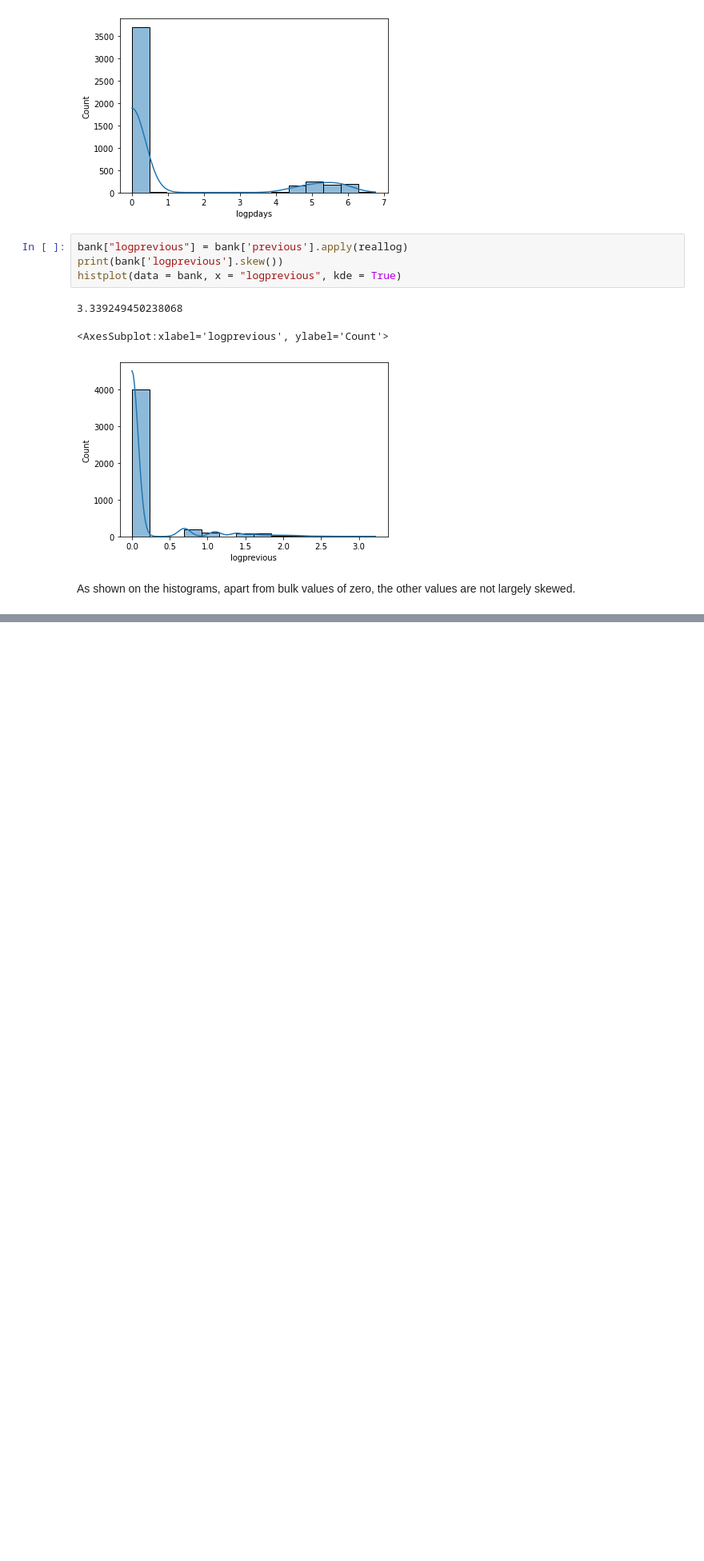
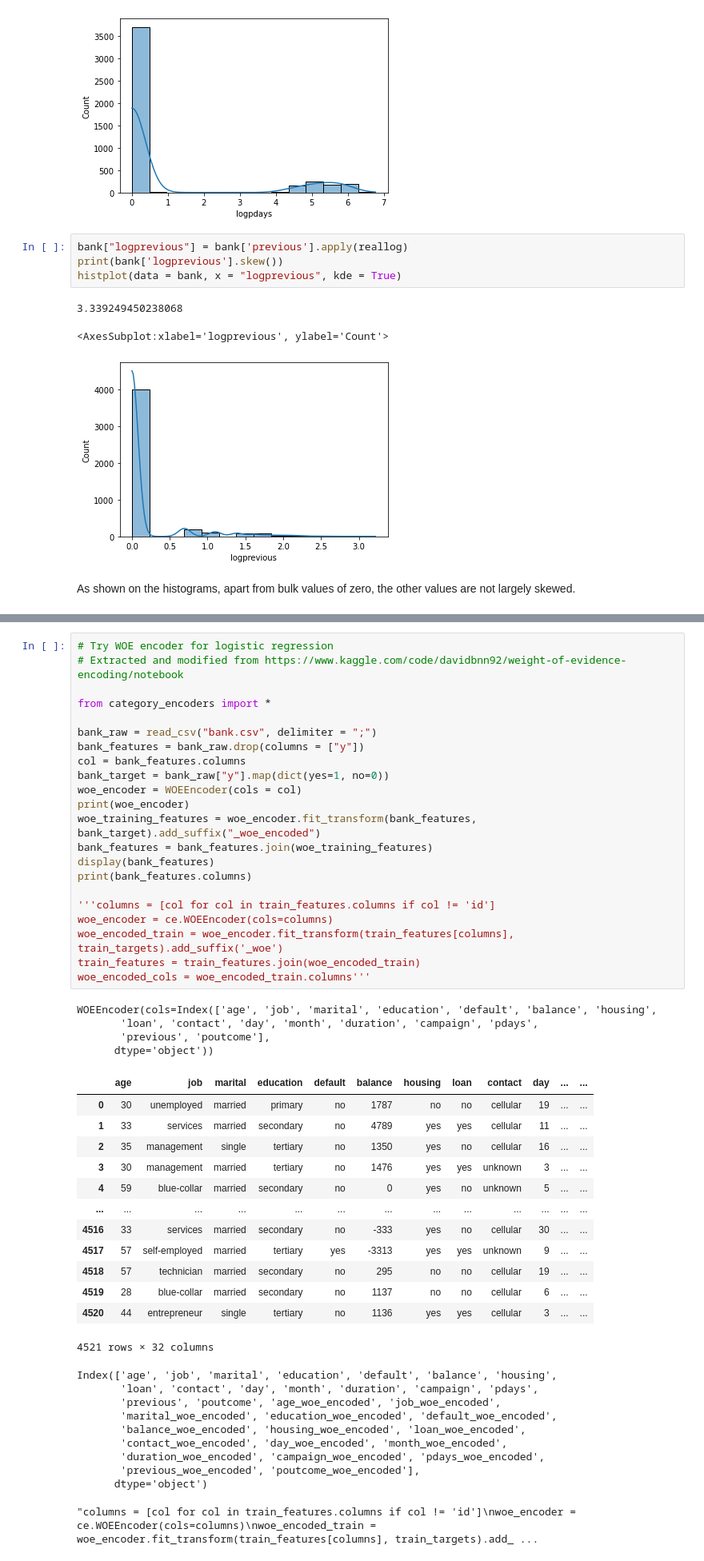
Before and after one commit to BerylliuMM2000/BankMarketing, a Jupyter notebook: Bank-Marketing-Campaign.ipynb, the cells around one changed output, grey strips where cells are left out. Shown at 80% size. Drawn from its saved outputs; the diff is of its cells as text; blank space fills up the shorter version.

```diff
--- a/Bank-Marketing-Campaign.ipynb
+++ b/Bank-Marketing-Campaign.ipynb
@@ -173,0 +291,50 @@ As shown on the histograms, apart from bulk values of zero, the other values are
+# %%
+# Try WOE encoder for logistic regression
+# Extracted and modified from https://www.kaggle.com/code/davidbnn92/weight-of-evidence-encoding/notebook
+
+from category_encoders import *
+
+bank_raw = read_csv("bank.csv", delimiter = ";")
+bank_features = bank_raw.drop(columns = ["y"])
+col = bank_features.columns
+bank_target = bank_raw["y"].map(dict(yes=1, no=0))
+woe_encoder = WOEEncoder(cols = col)
+print(woe_encoder)
+woe_training_features = woe_encoder.fit_transform(bank_features, bank_target).add_suffix("_woe_encoded")
+bank_features = bank_features.join(woe_training_features)
+display(bank_features)
+print(bank_features.columns)
+
+'''columns = [col for col in train_features.columns if col != 'id']
+woe_encoder = ce.WOEEncoder(cols=columns)
+woe_encoded_train = woe_encoder.fit_transform(train_features[columns], train_targets).add_suffix('_woe')
+train_features = train_features.join(woe_encoded_train)
+woe_encoded_cols = woe_encoded_train.columns'''
+# %% [output]
+WOEEncoder(cols=Index(['age', 'job', 'marital', 'education', 'default', 'balance', 'housing',
+       'loan', 'contact', 'day', 'month', 'duration', 'campaign', 'pdays',
+       'previous', 'poutcome'],
+      dtype='object'))
+|  | age | job | marital | education | default | balance | housing | loan | contact | day | ... | ... |
+| 0 | 30 | unemployed | married | primary | no | 1787 | no | no | cellular | 19 | ... | ... |
+| 1 | 33 | services | married | secondary | no | 4789 | yes | yes | cellular | 11 | ... | ... |
+| 2 | 35 | management | single | tertiary | no | 1350 | yes | no | cellular | 16 | ... | ... |
+| 3 | 30 | management | married | tertiary | no | 1476 | yes | yes | unknown | 3 | ... | ... |
+| 4 | 59 | blue-collar | married | secondary | no | 0 | yes | no | unknown | 5 | ... | ... |
+| ... | ... | ... | ... | ... | ... | ... | ... | ... | ... | ... | ... | ... |
+| 4516 | 33 | services | married | secondary | no | -333 | yes | no | cellular | 30 | ... | ... |
+| 4517 | 57 | self-employed | married | tertiary | yes | -3313 | yes | yes | unknown | 9 | ... | ... |
+| 4518 | 57 | technician | married | secondary | no | 295 | no | no | cellular | 19 | ... | ... |
+| 4519 | 28 | blue-collar | married | secondary | no | 1137 | no | no | cellular | 6 | ... | ... |
+| 4520 | 44 | entrepreneur | single | tertiary | no | 1136 | yes | yes | cellular | 3 | ... | ... |
+4521 rows × 32 columns
+Index(['age', 'job', 'marital', 'education', 'default', 'balance', 'housing',
+       'loan', 'contact', 'day', 'month', 'duration', 'campaign', 'pdays',
+       'previous', 'poutcome', 'age_woe_encoded', 'job_woe_encoded',
+       'marital_woe_encoded', 'education_woe_encoded', 'default_woe_encoded',
+       'balance_woe_encoded', 'housing_woe_encoded', 'loan_woe_encoded',
+       'contact_woe_encoded', 'day_woe_encoded', 'month_woe_encoded',
+       'duration_woe_encoded', 'campaign_woe_encoded', 'pdays_woe_encoded',
+       'previous_woe_encoded', 'poutcome_woe_encoded'],
+      dtype='object')
+"columns = [col for col in train_features.columns if col != 'id']\nwoe_encoder = ce.WOEEncoder(cols=columns)\nwoe_encoded_train = woe_encoder.fit_transform(train_features[columns], train_targets).add_ ...
```
Also changed, not shown: parts of 13 cells of this notebook.
